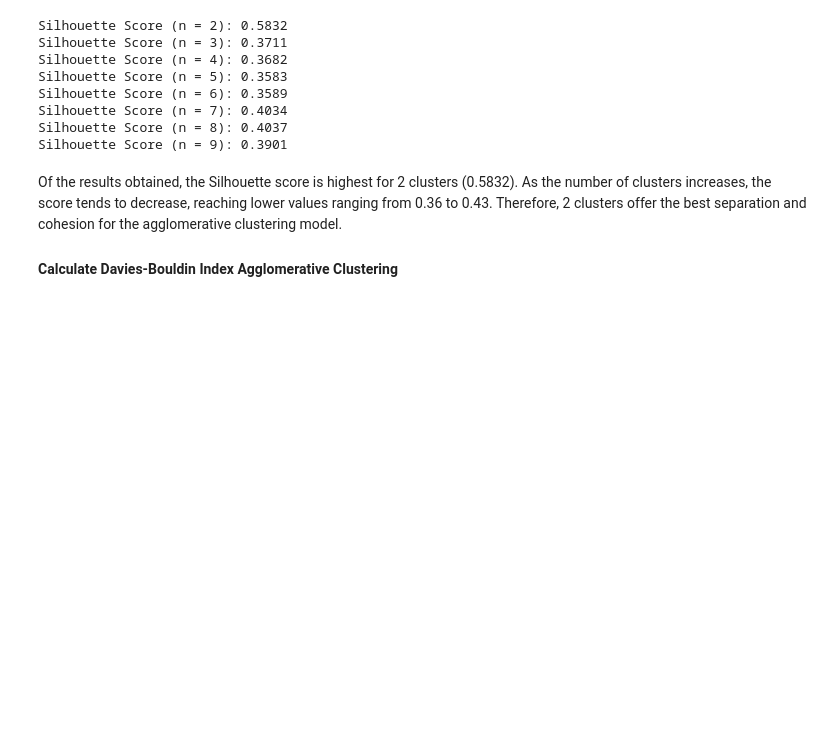
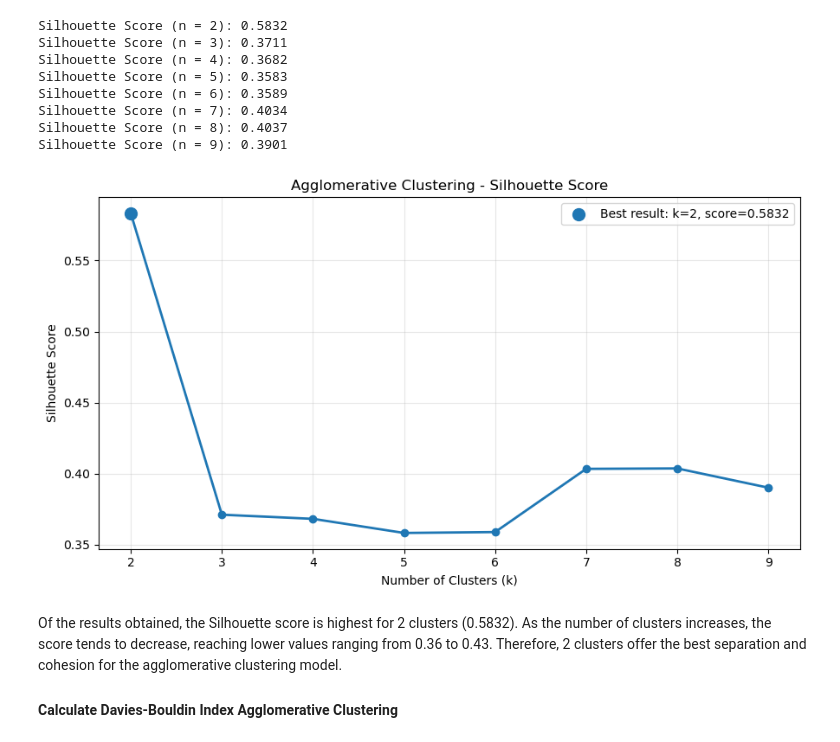
Before and after one commit to YuriBaquero2026/CA1MLB-2026234, a Jupyter notebook: Yuri_Baquero_CA1_MLB.ipynb, the cells around one changed output. Drawn from its saved outputs; the diff is of its cells as text; code cells hidden in the pictures; blank space fills up the shorter version.

```diff
--- a/Yuri_Baquero_CA1_MLB.ipynb
+++ b/Yuri_Baquero_CA1_MLB.ipynb
@@ -1132,6 +1134,43 @@ Silhouette Score (n = 6): 0.3589
 Silhouette Score (n = 7): 0.4034
 Silhouette Score (n = 8): 0.4037
 Silhouette Score (n = 9): 0.3901
+# %%
+# Number of clusters tested
+cluster_range = range(2, 10)
+
+# Plot Silhouette Scores
+plt.figure(figsize=(9, 5))
+
+plt.plot(
+    list(cluster_range),
+    agglomerative_silhouette_scores,
+    marker="o",
+    linestyle="-",
+    linewidth=2
+)
+# Highlight the best score
+best_index = agglomerative_silhouette_scores.index(
+    max(agglomerative_silhouette_scores)
+)
+best_k = list(cluster_range)[best_index]
+best_score = agglomerative_silhouette_scores[best_index]
+plt.scatter(
+    best_k,
+    best_score,
+    s=100,
+    zorder=3,
+    label=f"Best result: k={best_k}, score={best_score:.4f}"
+)
+plt.title("Agglomerative Clustering - Silhouette Score")
+plt.xlabel("Number of Clusters (k)")
+plt.ylabel("Silhouette Score")
+plt.xticks(list(cluster_range))
+plt.grid(True, alpha=0.3)
+plt.legend()
+plt.tight_layout()
+plt.show()
+# %% [output]
+[figure, added]
 # %% [markdown]
 Of the results obtained, the Silhouette score is highest for 2 clusters (0.5832).  As the number of clusters increases, the score tends to decrease, reaching lower values ranging from 0.36 to 0.43. Therefore, 2 clusters offer the best separation and cohesion for the agglomerative clustering model.
 
```
Also changed, not shown: parts of 55 cells of this notebook.
